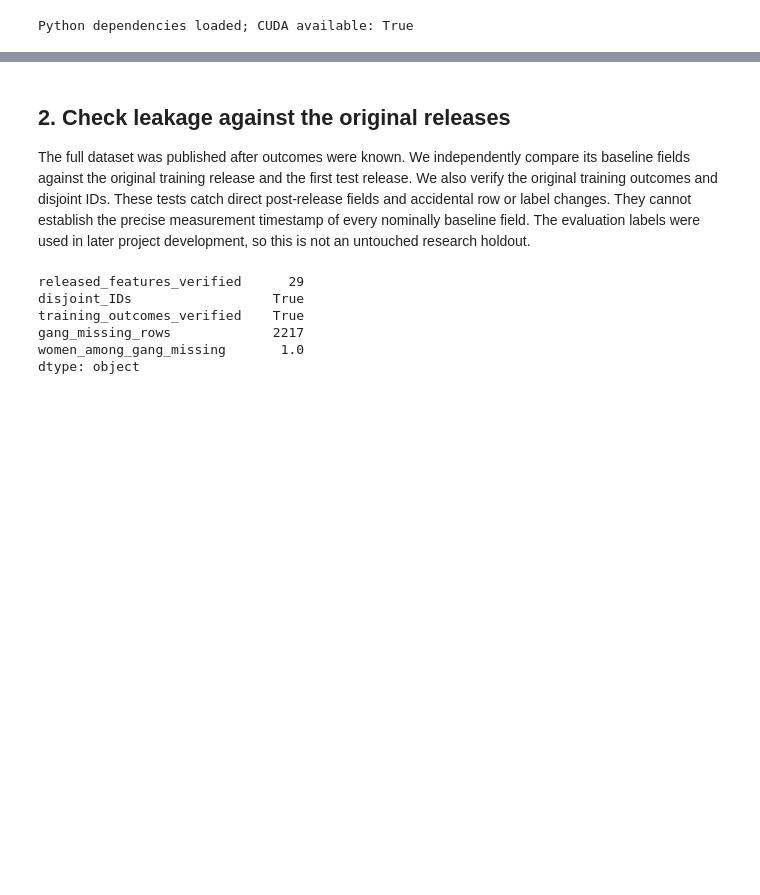
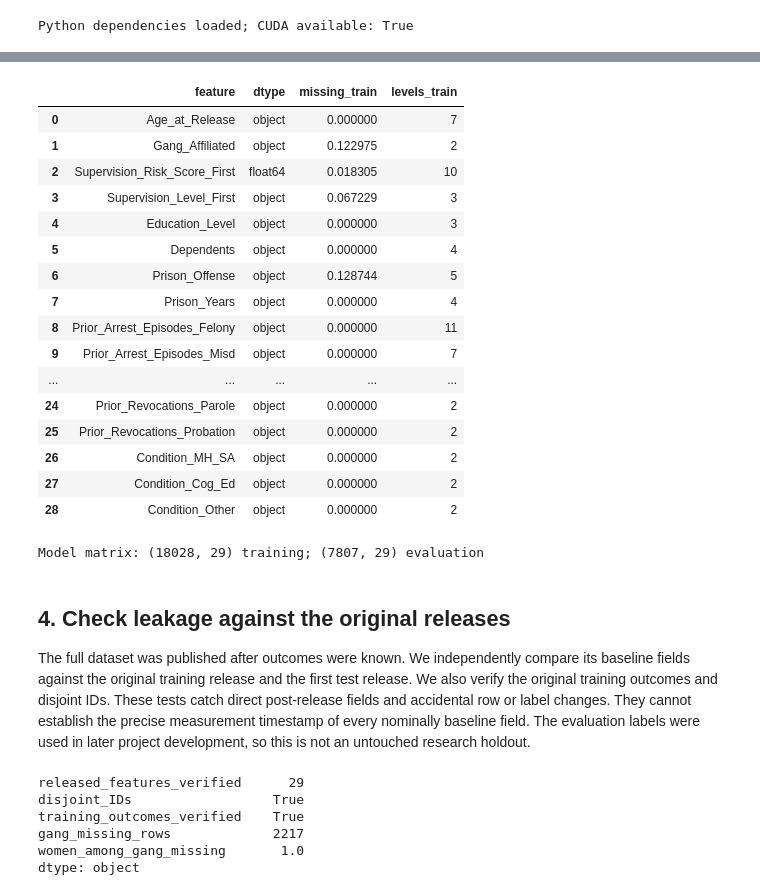
Before and after one commit to RyanBalech/recidivism-forecasting-analysis, a Jupyter notebook: Recidivism_Project_Submission.ipynb, the cells around one changed output, grey strips where cells are left out. Drawn from its saved outputs; the diff is of its cells as text; code cells hidden in the pictures; blank space fills up the shorter version.

```diff
--- a/Recidivism_Project_Submission.ipynb
+++ b/Recidivism_Project_Submission.ipynb
@@ -96,5 +156,48 @@ display(pd.DataFrame({'feature':FEATURES, 'missing_train':X_train.isna().mean().
+# %%
+FEATURES = [
+    'Age_at_Release', 'Gang_Affiliated', 'Supervision_Risk_Score_First',
+    'Supervision_Level_First', 'Education_Level', 'Dependents', 'Prison_Offense',
+    'Prison_Years', 'Prior_Arrest_Episodes_Felony', 'Prior_Arrest_Episodes_Misd',
+    'Prior_Arrest_Episodes_Violent', 'Prior_Arrest_Episodes_Property',
+    'Prior_Arrest_Episodes_Drug', '_v1', 'Prior_Arrest_Episodes_DVCharges',
+    'Prior_Arrest_Episodes_GunCharges', 'Prior_Conviction_Episodes_Felony',
+    'Prior_Conviction_Episodes_Misd', 'Prior_Conviction_Episodes_Viol',
+    'Prior_Conviction_Episodes_Prop', 'Prior_Conviction_Episodes_Drug',
+    '_v2', '_v3', '_v4', 'Prior_Revocations_Parole',
+    'Prior_Revocations_Probation', 'Condition_MH_SA', 'Condition_Cog_Ed',
+    'Condition_Other',
+]
+assert len(FEATURES) == 29 and set(FEATURES).issubset(raw.columns)
+assert not set(FEATURES) & {'ID', 'Gender', 'Race', 'Residence_PUMA', TARGET, 'Training_Sample'}
+assert not any(c.startswith('Recidivism_') for c in FEATURES)
+X_train = train_rows[FEATURES].copy()
+X_eval = eval_rows[FEATURES].copy()
+display(pd.DataFrame({'feature':FEATURES,
+                      'dtype':X_train.dtypes.astype(str).values,
+                      'missing_train':X_train.isna().mean().values,
+                      'levels_train':X_train.nunique(dropna=True).values}))
+print('Model matrix:',X_train.shape,'training;',X_eval.shape,'evaluation')
+# %% [output]
+|  | feature | dtype | missing_train | levels_train |
+| 0 | Age_at_Release | object | 0.000000 | 7 |
+| 1 | Gang_Affiliated | object | 0.122975 | 2 |
+| 2 | Supervision_Risk_Score_First | float64 | 0.018305 | 10 |
+| 3 | Supervision_Level_First | object | 0.067229 | 3 |
+| 4 | Education_Level | object | 0.000000 | 3 |
+| 5 | Dependents | object | 0.000000 | 4 |
+| 6 | Prison_Offense | object | 0.128744 | 5 |
+| 7 | Prison_Years | object | 0.000000 | 4 |
+| 8 | Prior_Arrest_Episodes_Felony | object | 0.000000 | 11 |
+| 9 | Prior_Arrest_Episodes_Misd | object | 0.000000 | 7 |
+| ... | ... | ... | ... | ... |
+| 24 | Prior_Revocations_Parole | object | 0.000000 | 2 |
+| 25 | Prior_Revocations_Probation | object | 0.000000 | 2 |
+| 26 | Condition_MH_SA | object | 0.000000 | 2 |
+| 27 | Condition_Cog_Ed | object | 0.000000 | 2 |
+| 28 | Condition_Other | object | 0.000000 | 2 |
+Model matrix: (18028, 29) training; (7807, 29) evaluation
 # %% [markdown]
-## 2. Check leakage against the original releases
+## 4. Check leakage against the original releases
 
 The full dataset was published after outcomes were known. We independently compare its baseline fields against the original training release and the first test release. We also verify the original training outcomes and disjoint IDs. These tests catch direct post-release fields and accidental row or label changes. They cannot establish the precise measurement timestamp of every nominally baseline field. The evaluation labels were used in later project development, so this is not an untouched research holdout.
 # %%
```
Also changed, not shown: parts of 21 cells of this notebook, 3 other files.
